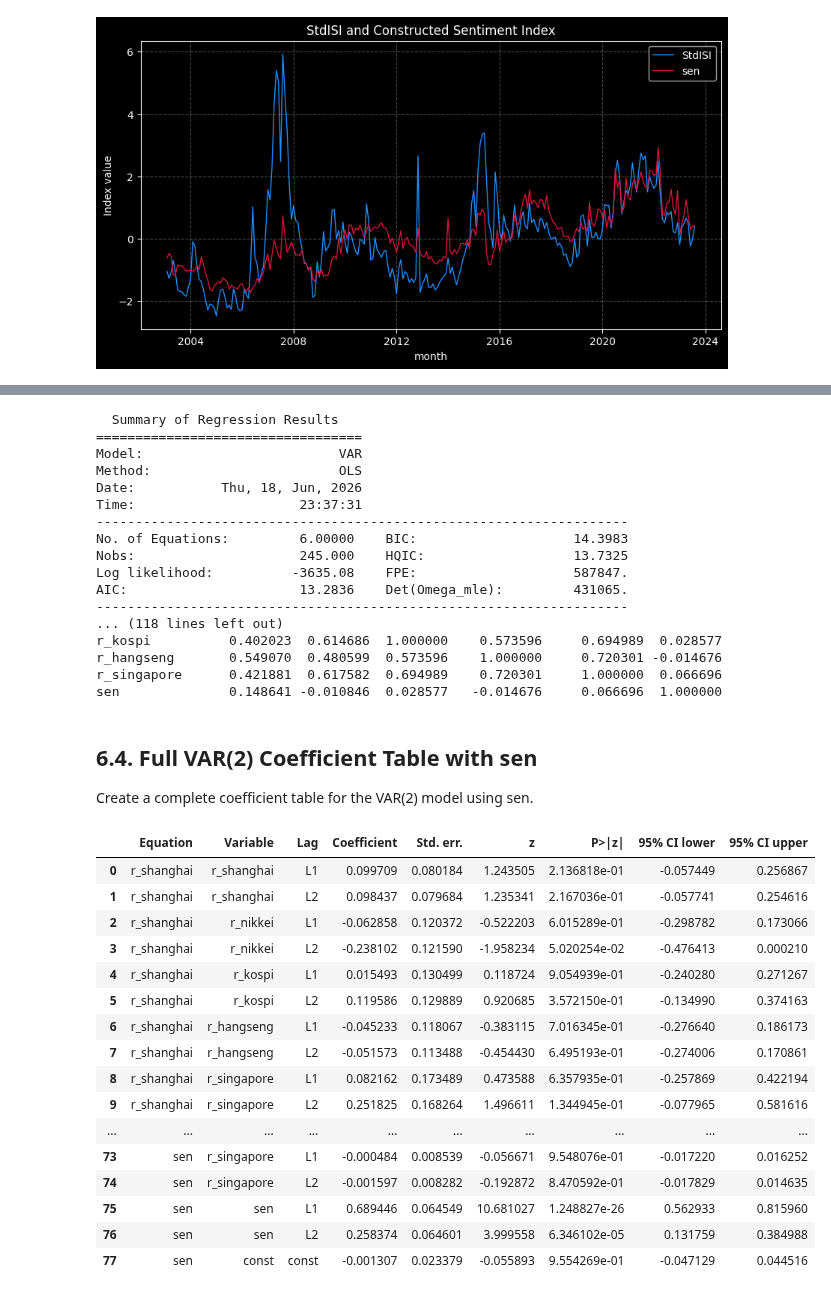
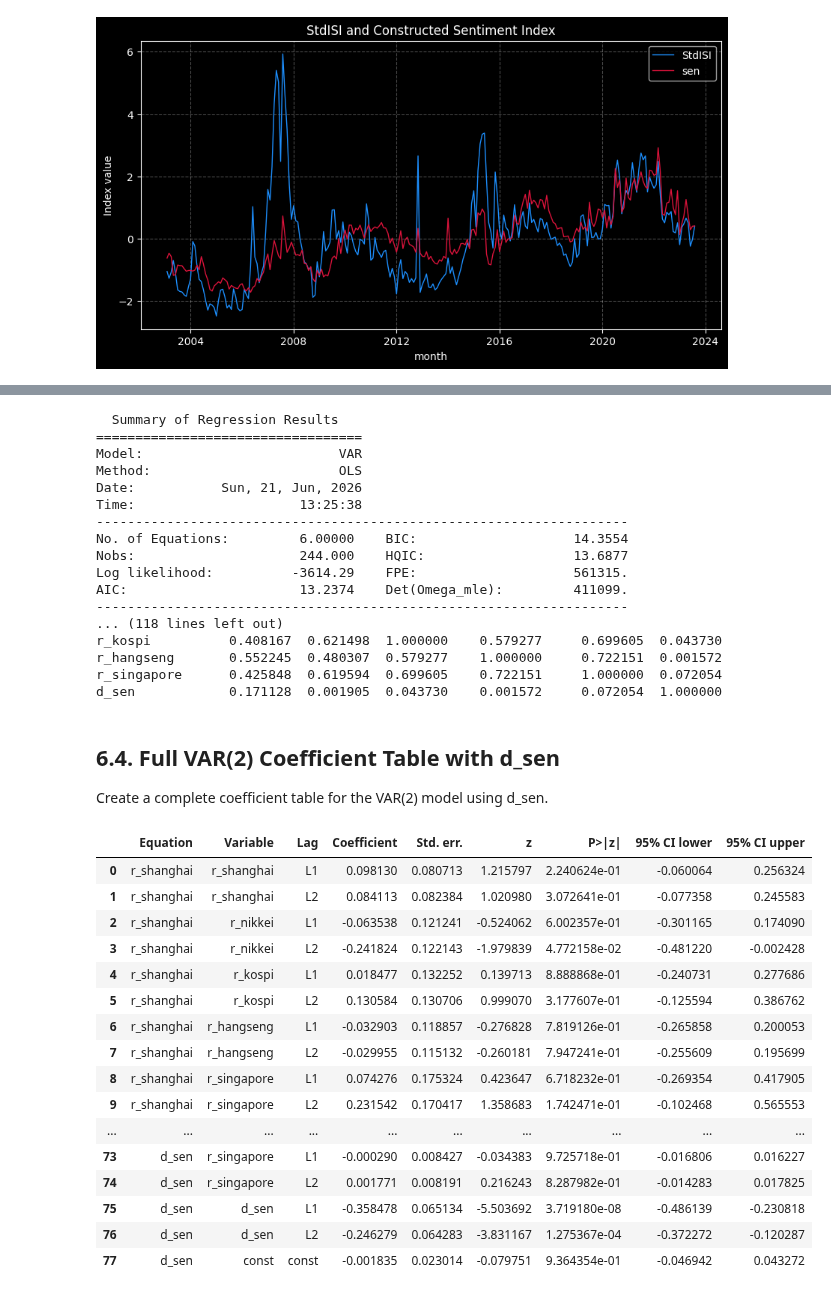
Before and after one commit to yang2094582004-ai/MSIN0114---Dissertation, a Jupyter notebook: Analysis.ipynb, the cells around one changed output, grey strips where cells are left out. Drawn from its saved outputs; the diff is of its cells as text; code cells hidden in the pictures.

```diff
--- a/Analysis.ipynb
+++ b/Analysis.ipynb
@@ -1233,17 +1233,29 @@ pca_df["sen"] = (
     + (pca2_weight / total_weight) * pca_df["pca2"]
 )
 
-# Merge sen back into analysis_df by month for later correlation and VAR analysis.
+# Remove previous PCA columns so this cell can be run repeatedly without suffixes.
+analysis_df = analysis_df.drop(
+    columns=[
+        "pca1", "pca2", "sen", "d_sen",
+        "pca1_x", "pca1_y", "pca2_x", "pca2_y",
+        "sen_x", "sen_y", "d_sen_x", "d_sen_y"
+    ],
+    errors="ignore"
+)
+
 analysis_df = analysis_df.merge(
     pca_df[["month", "pca1", "pca2", "sen"]],
     on="month",
     how="left"
 )
 
+# Use the first difference of sen for stationarity and alternative VAR analysis.
+analysis_df["d_sen"] = analysis_df["sen"].diff()
+
 print(f"PCA1 weight: {pca1_weight / total_weight:.4f}")
 print(f"PCA2 weight: {pca2_weight / total_weight:.4f}")
 
-analysis_df[["month", "pca1", "pca2", "sen"]].head()
+analysis_df[["month", "pca1", "pca2", "sen", "d_sen"]].head()
 # %% [output]
 PCA1 weight: 0.5532
 PCA2 weight: 0.4468
@@ -1364,12 +1376,12 @@ Estimate the VAR model with two lags using market returns and the constructed se
 # %%
-# Estimate the VAR(2) model with sen.
+# Estimate the VAR(2) model with d_sen.
 var_vars_sen = [
     "r_shanghai",
     "r_nikkei",
     "r_kospi",
     "r_hangseng",
     "r_singapore",
-    "sen"
+    "d_sen"
 ]
 
 var_data_sen = analysis_df[var_vars_sen].dropna().copy()
@@ -1384,25 +1396,25 @@ print(var_results_sen_lag2.summary())
 ==================================
 Model:                         VAR
 Method:                        OLS
-Date:           Thu, 18, Jun, 2026
-Time:                     23:37:31
+Date:           Sun, 21, Jun, 2026
+Time:                     13:25:38
 --------------------------------------------------------------------
-No. of Equations:         6.00000    BIC:                    14.3983
-Nobs:                     245.000    HQIC:                   13.7325
-Log likelihood:          -3635.08    FPE:                    587847.
-AIC:                      13.2836    Det(Omega_mle):         431065.
+No. of Equations:         6.00000    BIC:                    14.3554
+Nobs:                     244.000    HQIC:                   13.6877
+Log likelihood:          -3614.29    FPE:                    561315.
+AIC:                      13.2374    Det(Omega_mle):         411099.
 --------------------------------------------------------------------
 ... (118 lines left out)
-r_kospi          0.402023  0.614686  1.000000    0.573596     0.694989  0.028577
-r_hangseng       0.549070  0.480599  0.573596    1.000000     0.720301 -0.014676
-r_singapore      0.421881  0.617582  0.694989    0.720301     1.000000  0.066696
-sen              0.148641 -0.010846  0.028577   -0.014676     0.066696  1.000000
+r_kospi          0.408167  0.621498  1.000000    0.579277     0.699605  0.043730
+r_hangseng       0.552245  0.480307  0.579277    1.000000     0.722151  0.001572
+r_singapore      0.425848  0.619594  0.699605    0.722151     1.000000  0.072054
+d_sen            0.171128  0.001905  0.043730    0.001572     0.072054  1.000000
 # %% [markdown]
-## 6.4. Full VAR(2) Coefficient Table with sen
+## 6.4. Full VAR(2) Coefficient Table with d_sen
 
-Create a complete coefficient table for the VAR(2) model using sen.
+Create a complete coefficient table for the VAR(2) model using d_sen.
 # %%
-# Complete coefficient table for the VAR(2) model with sen.
+# Complete coefficient table for the VAR(2) model with d_sen.
 params = var_results_sen_lag2.params
 stderr = var_results_sen_lag2.stderr
 zvalues = var_results_sen_lag2.tvalues
@@ -1416,7 +1428,7 @@ base_variables = [
     "r_kospi",
     "r_hangseng",
     "r_singapore",
-    "sen"
+    "d_sen"
 ]
 
 ordered_parameters = []
@@ -1439,47 +1451,47 @@ for equation in params.columns:
         ci_lower = coef - z_crit * se
         ci_upper = coef + z_crit * se
 
         if variable == "const":
             lag = "const"
             variable_name = "const"
         else:
             lag, variable_name = variable.split(".", 1)
 
         rows.append({
             "Equation": equation,
             "Variable": variable_name,
             "Lag": lag,
             "Coefficient": coef,
             "Std. err.": se,
             "z": z,
             "P>|z|": p,
             "95% CI lower": ci_lower,
             "95% CI upper": ci_upper
         })
 
 var_sen_lag2_full_table = pd.DataFrame(rows)
 
 pd.set_option("display.max_rows", None)
 pd.set_option("display.max_columns", None)
 pd.set_option("display.width", None)
 
 display(var_sen_lag2_full_table)
 # %% [output]
 |  | Equation | Variable | Lag | Coefficient | Std. err. | z | P>|z| | 95% CI lower | 95% CI upper |
-| 0 | r_shanghai | r_shanghai | L1 | 0.099709 | 0.080184 | 1.243505 | 2.136818e-01 | -0.057449 | 0.256867 |
-| 1 | r_shanghai | r_shanghai | L2 | 0.098437 | 0.079684 | 1.235341 | 2.167036e-01 | -0.057741 | 0.254616 |
-| 2 | r_shanghai | r_nikkei | L1 | -0.062858 | 0.120372 | -0.522203 | 6.015289e-01 | -0.298782 | 0.173066 |
-| 3 | r_shanghai | r_nikkei | L2 | -0.238102 | 0.121590 | -1.958234 | 5.020254e-02 | -0.476413 | 0.000210 |
-| 4 | r_shanghai | r_kospi | L1 | 0.015493 | 0.130499 | 0.118724 | 9.054939e-01 | -0.240280 | 0.271267 |
-| 5 | r_shanghai | r_kospi | L2 | 0.119586 | 0.129889 | 0.920685 | 3.572150e-01 | -0.134990 | 0.374163 |
-| 6 | r_shanghai | r_hangseng | L1 | -0.045233 | 0.118067 | -0.383115 | 7.016345e-01 | -0.276640 | 0.186173 |
-| 7 | r_shanghai | r_hangseng | L2 | -0.051573 | 0.113488 | -0.454430 | 6.495193e-01 | -0.274006 | 0.170861 |
-| 8 | r_shanghai | r_singapore | L1 | 0.082162 | 0.173489 | 0.473588 | 6.357935e-01 | -0.257869 | 0.422194 |
-| 9 | r_shanghai | r_singapore | L2 | 0.251825 | 0.168264 | 1.496611 | 1.344945e-01 | -0.077965 | 0.581616 |
+| 0 | r_shanghai | r_shanghai | L1 | 0.098130 | 0.080713 | 1.215797 | 2.240624e-01 | -0.060064 | 0.256324 |
+| 1 | r_shanghai | r_shanghai | L2 | 0.084113 | 0.082384 | 1.020980 | 3.072641e-01 | -0.077358 | 0.245583 |
+| 2 | r_shanghai | r_nikkei | L1 | -0.063538 | 0.121241 | -0.524062 | 6.002357e-01 | -0.301165 | 0.174090 |
+| 3 | r_shanghai | r_nikkei | L2 | -0.241824 | 0.122143 | -1.979839 | 4.772158e-02 | -0.481220 | -0.002428 |
+| 4 | r_shanghai | r_kospi | L1 | 0.018477 | 0.132252 | 0.139713 | 8.888868e-01 | -0.240731 | 0.277686 |
+| 5 | r_shanghai | r_kospi | L2 | 0.130584 | 0.130706 | 0.999070 | 3.177607e-01 | -0.125594 | 0.386762 |
+| 6 | r_shanghai | r_hangseng | L1 | -0.032903 | 0.118857 | -0.276828 | 7.819126e-01 | -0.265858 | 0.200053 |
+| 7 | r_shanghai | r_hangseng | L2 | -0.029955 | 0.115132 | -0.260181 | 7.947241e-01 | -0.255609 | 0.195699 |
+| 8 | r_shanghai | r_singapore | L1 | 0.074276 | 0.175324 | 0.423647 | 6.718232e-01 | -0.269354 | 0.417905 |
+| 9 | r_shanghai | r_singapore | L2 | 0.231542 | 0.170417 | 1.358683 | 1.742471e-01 | -0.102468 | 0.565553 |
 | ... | ... | ... | ... | ... | ... | ... | ... | ... | ... |
-| 73 | sen | r_singapore | L1 | -0.000484 | 0.008539 | -0.056671 | 9.548076e-01 | -0.017220 | 0.016252 |
-| 74 | sen | r_singapore | L2 | -0.001597 | 0.008282 | -0.192872 | 8.470592e-01 | -0.017829 | 0.014635 |
-| 75 | sen | sen | L1 | 0.689446 | 0.064549 | 10.681027 | 1.248827e-26 | 0.562933 | 0.815960 |
-| 76 | sen | sen | L2 | 0.258374 | 0.064601 | 3.999558 | 6.346102e-05 | 0.131759 | 0.384988 |
-| 77 | sen | const | const | -0.001307 | 0.023379 | -0.055893 | 9.554269e-01 | -0.047129 | 0.044516 |
+| 73 | d_sen | r_singapore | L1 | -0.000290 | 0.008427 | -0.034383 | 9.725718e-01 | -0.016806 | 0.016227 |
+| 74 | d_sen | r_singapore | L2 | 0.001771 | 0.008191 | 0.216243 | 8.287982e-01 | -0.014283 | 0.017825 |
+| 75 | d_sen | d_sen | L1 | -0.358478 | 0.065134 | -5.503692 | 3.719180e-08 | -0.486139 | -0.230818 |
+| 76 | d_sen | d_sen | L2 | -0.246279 | 0.064283 | -3.831167 | 1.275367e-04 | -0.372272 | -0.120287 |
+| 77 | d_sen | const | const | -0.001835 | 0.023014 | -0.079751 | 9.364354e-01 | -0.046942 | 0.043272 |
 # %% [markdown]
```
Also changed, not shown: parts of 15 cells of this notebook, 2 other files.
